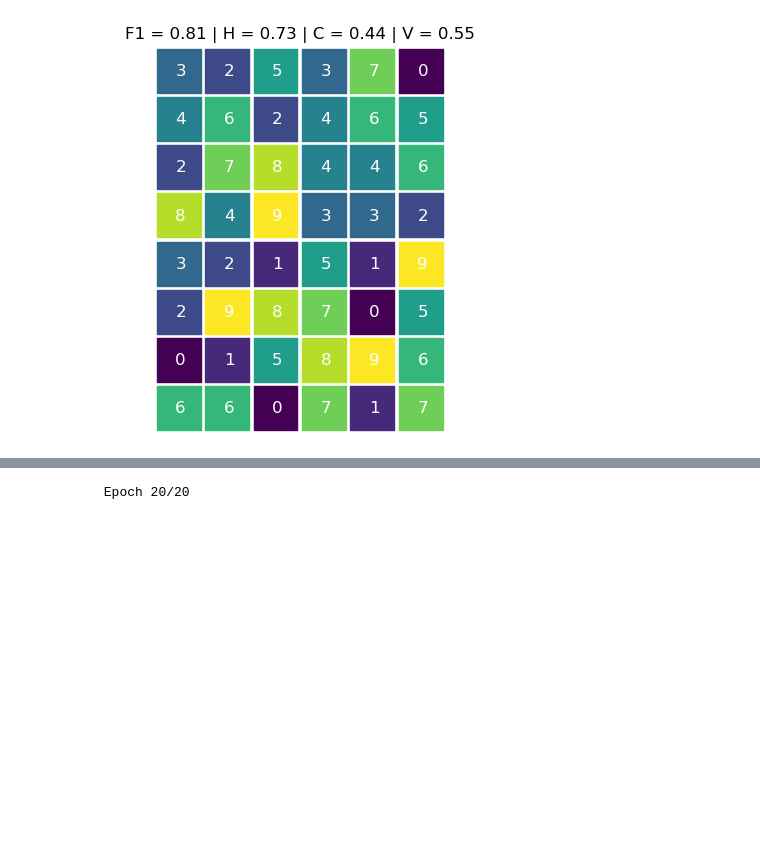
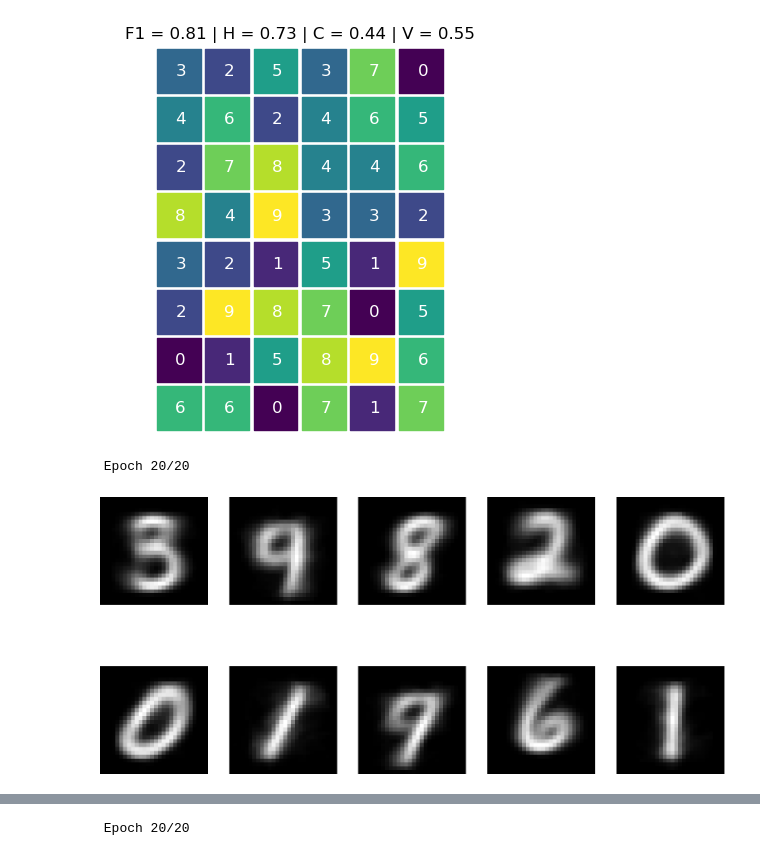
Before and after one commit to skowronskid/Computational-Analysis-Methods, a Jupyter notebook: SOM/som_experiments.ipynb, the cells around one changed output, grey strips where cells are left out. Saved outputs shown, nothing was run; the diff lists cells and outputs as text; code cells hidden in the pictures; blank space fills up the shorter version.

```diff
--- a/SOM/som_experiments.ipynb
+++ b/SOM/som_experiments.ipynb
@@ -40,8 +40,8 @@ class SOM:
             self.neighbor_indices = np.indices(self.map_size)
         if topology == "hexagonal":
             self.neighbor_indices = np.indices(self.map_size,dtype=np.float64)
-            self.neighbor_indices[0][::2] += 1/2
-            self.neighbor_indices[1] *= np.sqrt(3)/2
+            self.neighbor_indices[1][::2] += 1/2
+            self.neighbor_indices[0] *= np.sqrt(3)/2
 
 
 
@@ -559,0 +558,12 @@ plt.show()
+# %%
+som45.train(X, epochs=20, neighborhood_function=gaussian, learning_rate=0.05, sigma=0.1, learning_rate_decay=10,verbose=True)
+# %% [output]
+ Epoch 20/20
+# %%
+fig, axs = plt.subplots(2, 5, figsize=(20, 10))
+for i in range(axs.shape[0]):
+    for j in range(axs.shape[1]):
+        axs[i,j].imshow(som45.weights[i,j].reshape(28,28), cmap="gray")
+        axs[i,j].axis('off')
+# %% [output]
+[figure, added]
```
Also changed, not shown: parts of 58 cells of this notebook.
